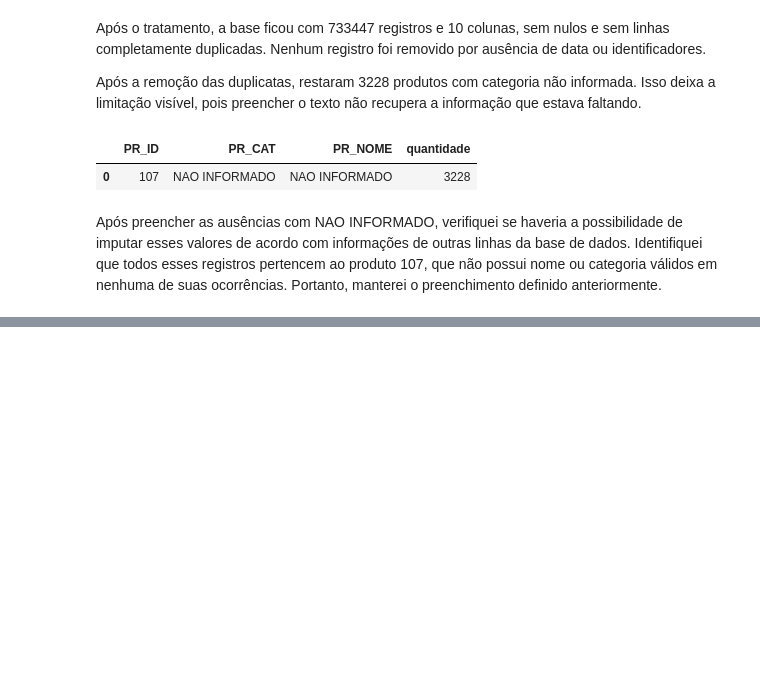
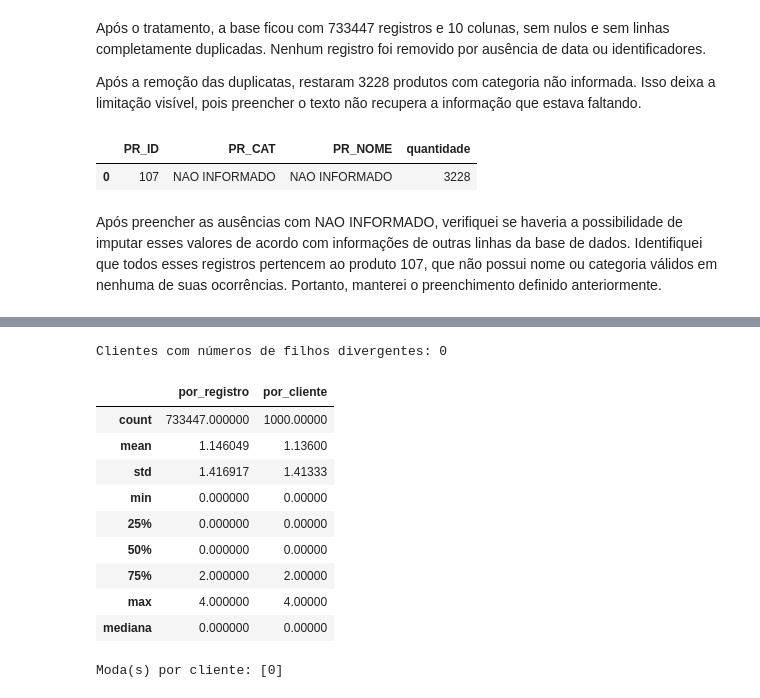
Before and after one commit to isabelagomesdacosta-gif/Miniprojeto_IsabelaGomesDaCosta_Analise_de_Dados_T1, a Jupyter notebook: mini_projeto_analise_de_dados_com_python.ipynb, the cells around one changed output, grey strips where cells are left out. Saved outputs shown, nothing was run; the diff lists cells and outputs as text; code cells hidden in the pictures; blank space fills up the shorter version.

```diff
--- a/mini_projeto_analise_de_dados_com_python.ipynb
+++ b/mini_projeto_analise_de_dados_com_python.ipynb
@@ -372,0 +379,11 @@ Após preencher as ausências com NAO INFORMADO, verifiquei se haveria a possibi
+# %%
+# Calcula contagem, média, desvio padrão, mínimo, quartis e máximo
+estatisticas_registros = df_limpo["CL_FHL"].describe().to_frame("por_registro")
+
+# Acrescenta a mediana explicitamente; ela também corresponde ao quartil de 50%
+estatisticas_registros.loc["mediana", "por_registro"] = df_limpo["CL_FHL"].median()
+modas_registros = df_limpo["CL_FHL"].mode().tolist()
+
+display(estatisticas_registros)
+print("Moda(s) por registro:", modas_registros)
+print("Registros sem número de filhos:", df_limpo["CL_FHL"].isna().sum())
@@ -372,0 +403,33 @@ Após preencher as ausências com NAO INFORMADO, verifiquei se haveria a possibi
+# %%
+# Verifica se um cliente possui mais de um número de filhos informado
+filhos_por_cliente = df_limpo.groupby("CL_ID")["CL_FHL"].nunique()
+clientes_divergentes = filhos_por_cliente[filhos_por_cliente > 1].index
+
+print("Clientes com números de filhos divergentes:", len(clientes_divergentes))
+
+# Usa somente clientes com informação consistente e não ausente
+df_clientes = (
+    df_limpo.loc[~df_limpo["CL_ID"].isin(clientes_divergentes), ["CL_ID", "CL_FHL"]]
+    .dropna(subset=["CL_FHL"])
+    .drop_duplicates(subset=["CL_ID"])
+)
+
+estatisticas_clientes = df_clientes["CL_FHL"].describe().to_frame("por_cliente")
+estatisticas_clientes.loc["mediana", "por_cliente"] = df_clientes["CL_FHL"].median()
+modas_clientes = df_clientes["CL_FHL"].mode().tolist()
+
+display(estatisticas_registros.join(estatisticas_clientes))
+print("Moda(s) por cliente:", modas_clientes)
+# %% [output]
+Clientes com números de filhos divergentes: 0
+|  | por_registro | por_cliente |
+| count | 733447.000000 | 1000.00000 |
+| mean | 1.146049 | 1.13600 |
+| std | 1.416917 | 1.41333 |
+| min | 0.000000 | 0.00000 |
+| 25% | 0.000000 | 0.00000 |
+| 50% | 0.000000 | 0.00000 |
+| 75% | 2.000000 | 2.00000 |
+| max | 4.000000 | 4.00000 |
+| mediana | 0.000000 | 0.00000 |
+Moda(s) por cliente: [0]
```
Also changed, not shown: parts of 8 cells of this notebook.
